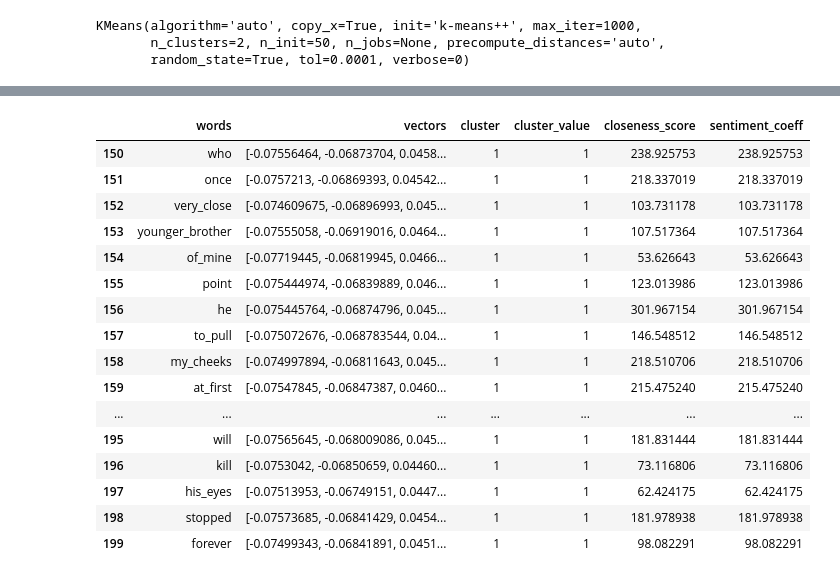
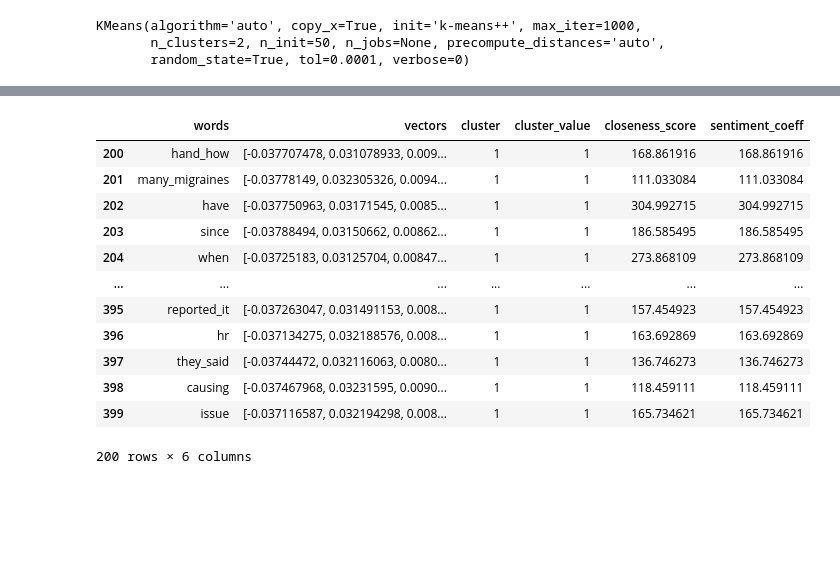
Before and after one commit to alcatraz47/Story-categorization-using-NLP, a Jupyter notebook: kmeans_clustering.ipynb, the cells around one changed output, grey strips where cells are left out. Saved outputs shown, nothing was run; the diff lists cells and outputs as text; code cells hidden in the pictures; blank space fills up the shorter version.

```diff
--- a/kmeans_clustering.ipynb
+++ b/kmeans_clustering.ipynb
@@ -191,24 +191,20 @@ words
 # %%
 words['sentiment_coeff'] = words.closeness_score * words.cluster_value
 # %%
-words[150:200]
+words[200:400]
 # %% [output]
 |  | words | vectors | cluster | cluster_value | closeness_score | sentiment_coeff |
-| 150 | who | [-0.07556464, -0.06873704, 0.0458... | 1 | 1 | 238.925753 | 238.925753 |
-| 151 | once | [-0.0757213, -0.06869393, 0.04542... | 1 | 1 | 218.337019 | 218.337019 |
-| 152 | very_close | [-0.074609675, -0.06896993, 0.045... | 1 | 1 | 103.731178 | 103.731178 |
-| 153 | younger_brother | [-0.07555058, -0.06919016, 0.0464... | 1 | 1 | 107.517364 | 107.517364 |
-| 154 | of_mine | [-0.07719445, -0.06819945, 0.0466... | 1 | 1 | 53.626643 | 53.626643 |
-| 155 | point | [-0.075444974, -0.06839889, 0.046... | 1 | 1 | 123.013986 | 123.013986 |
-| 156 | he | [-0.075445764, -0.06874796, 0.045... | 1 | 1 | 301.967154 | 301.967154 |
-| 157 | to_pull | [-0.075072676, -0.068783544, 0.04... | 1 | 1 | 146.548512 | 146.548512 |
-| 158 | my_cheeks | [-0.074997894, -0.06811643, 0.045... | 1 | 1 | 218.510706 | 218.510706 |
-| 159 | at_first | [-0.07547845, -0.06847387, 0.0460... | 1 | 1 | 215.475240 | 215.475240 |
+| 200 | hand_how | [-0.037707478, 0.031078933, 0.009... | 1 | 1 | 168.861916 | 168.861916 |
+| 201 | many_migraines | [-0.03778149, 0.032305326, 0.0094... | 1 | 1 | 111.033084 | 111.033084 |
+| 202 | have | [-0.037750963, 0.03171545, 0.0085... | 1 | 1 | 304.992715 | 304.992715 |
+| 203 | since | [-0.03788494, 0.03150662, 0.00862... | 1 | 1 | 186.585495 | 186.585495 |
+| 204 | when | [-0.03725183, 0.03125704, 0.00847... | 1 | 1 | 273.868109 | 273.868109 |
 | ... | ... | ... | ... | ... | ... | ... |
-| 195 | will | [-0.07565645, -0.068009086, 0.045... | 1 | 1 | 181.831444 | 181.831444 |
-| 196 | kill | [-0.0753042, -0.06850659, 0.04460... | 1 | 1 | 73.116806 | 73.116806 |
-| 197 | his_eyes | [-0.07513953, -0.06749151, 0.0447... | 1 | 1 | 62.424175 | 62.424175 |
-| 198 | stopped | [-0.07573685, -0.06841429, 0.0454... | 1 | 1 | 181.978938 | 181.978938 |
-| 199 | forever | [-0.07499343, -0.06841891, 0.0451... | 1 | 1 | 98.082291 | 98.082291 |
+| 395 | reported_it | [-0.037263047, 0.031491153, 0.008... | 1 | 1 | 157.454923 | 157.454923 |
+| 396 | hr | [-0.037134275, 0.032188576, 0.008... | 1 | 1 | 163.692869 | 163.692869 |
+| 397 | they_said | [-0.03744472, 0.032116063, 0.0080... | 1 | 1 | 136.746273 | 136.746273 |
+| 398 | causing | [-0.037467968, 0.03231595, 0.0090... | 1 | 1 | 118.459111 | 118.459111 |
+| 399 | issue | [-0.037116587, 0.032194298, 0.008... | 1 | 1 | 165.734621 | 165.734621 |
+200 rows × 6 columns
 # %%
 words[['words', 'sentiment_coeff']].to_csv('sentiment_dictionary.csv', index=False)
```
Also changed, not shown: parts of 8 cells of this notebook, 2 other files.
